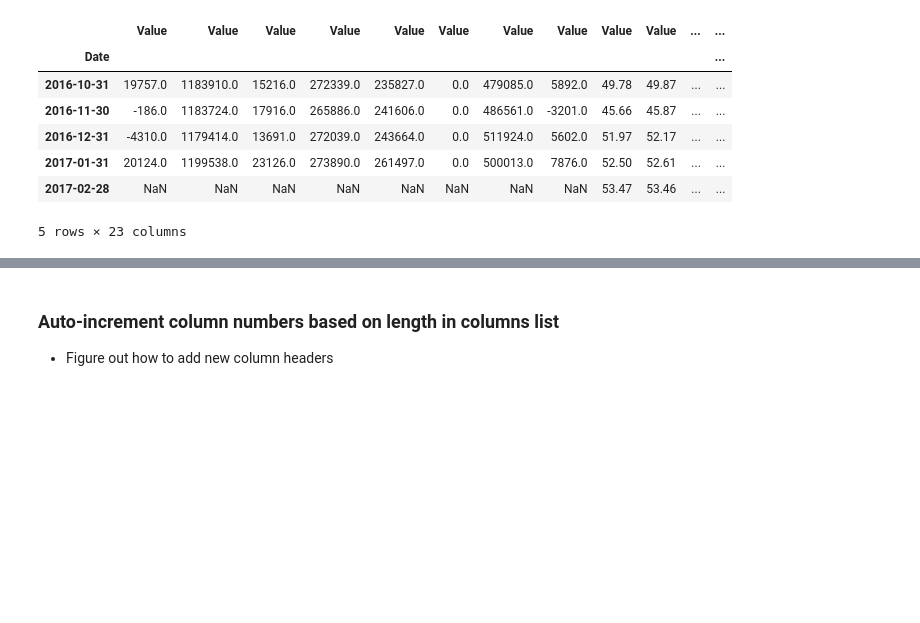
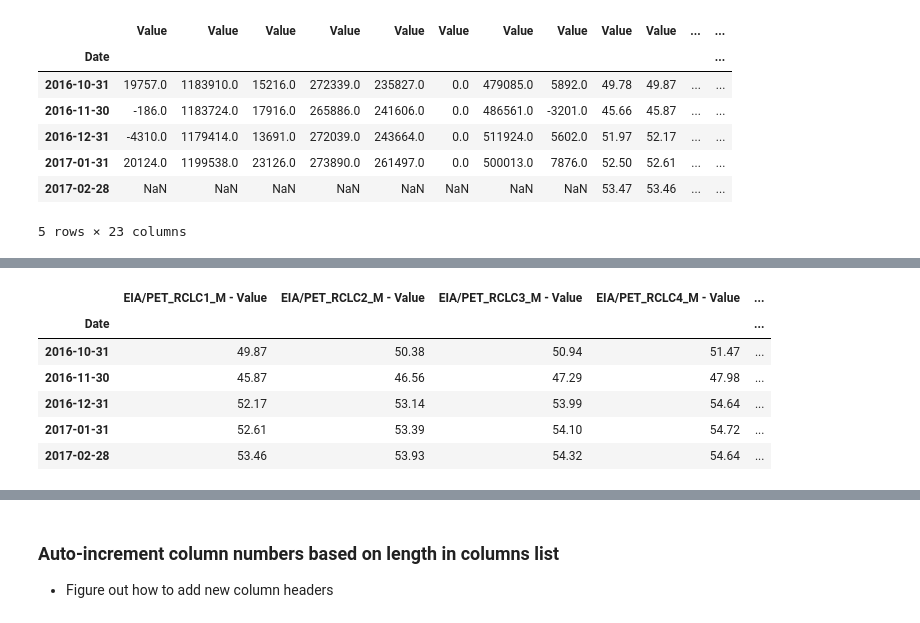
Before and after one commit to limitup/Chipy_Mentorship, a Jupyter notebook: test_sample_set.ipynb, the cells around one changed output, grey strips where cells are left out. Cells and saved outputs as stored; diff of their text form; code cells hidden in the pictures; blank space fills up the shorter version.

```diff
--- a/test_sample_set.ipynb
+++ b/test_sample_set.ipynb
@@ -154,0 +231,11 @@ crude.tail()
+# %%
+prices_df=quandl.get(prices_list)
+prices_df.tail()
+# %% [output]
+|  | EIA/PET_RCLC1_M - Value | EIA/PET_RCLC2_M - Value | EIA/PET_RCLC3_M - Value | EIA/PET_RCLC4_M - Value | ... |
+| Date |  |  |  |  | ... |
+| 2016-10-31 | 49.87 | 50.38 | 50.94 | 51.47 | ... |
+| 2016-11-30 | 45.87 | 46.56 | 47.29 | 47.98 | ... |
+| 2016-12-31 | 52.17 | 53.14 | 53.99 | 54.64 | ... |
+| 2017-01-31 | 52.61 | 53.39 | 54.10 | 54.72 | ... |
+| 2017-02-28 | 53.46 | 53.93 | 54.32 | 54.64 | ... |
```
Also changed, not shown: parts of 25 cells of this notebook.
